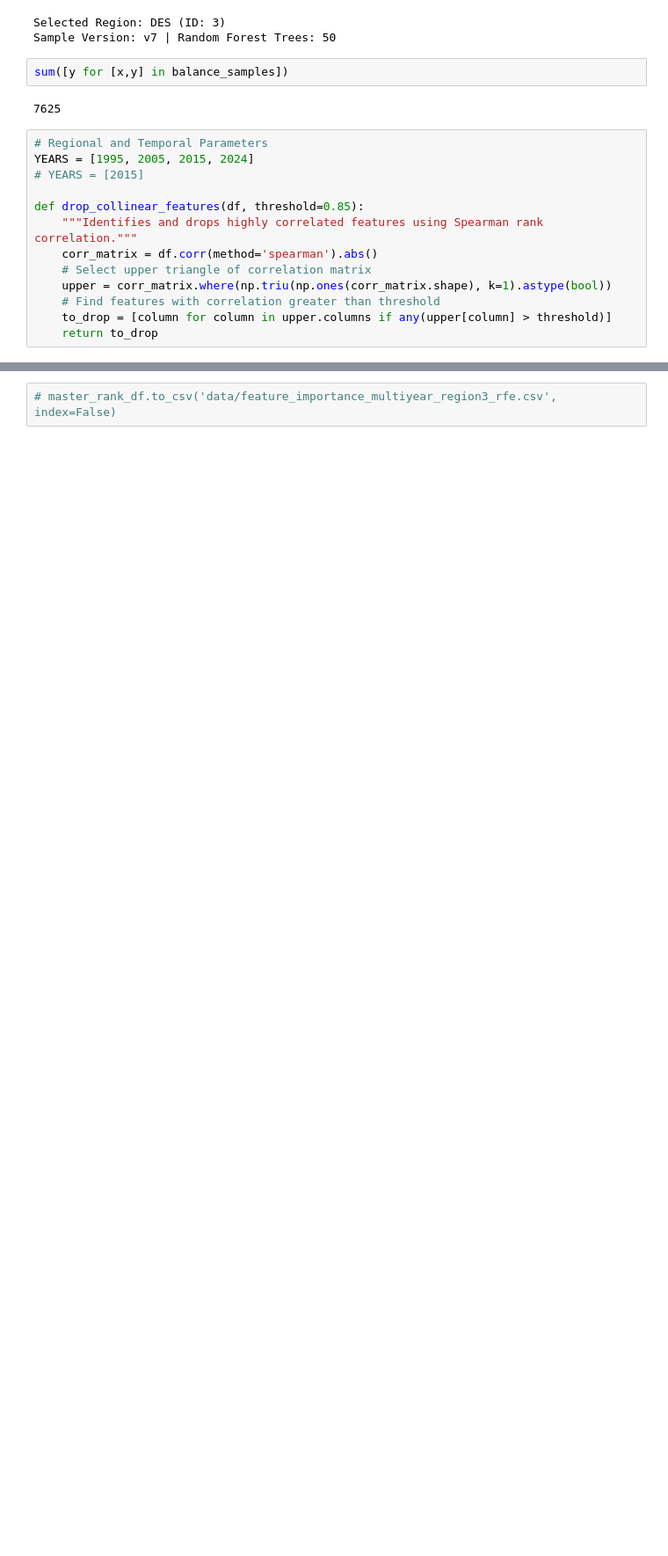
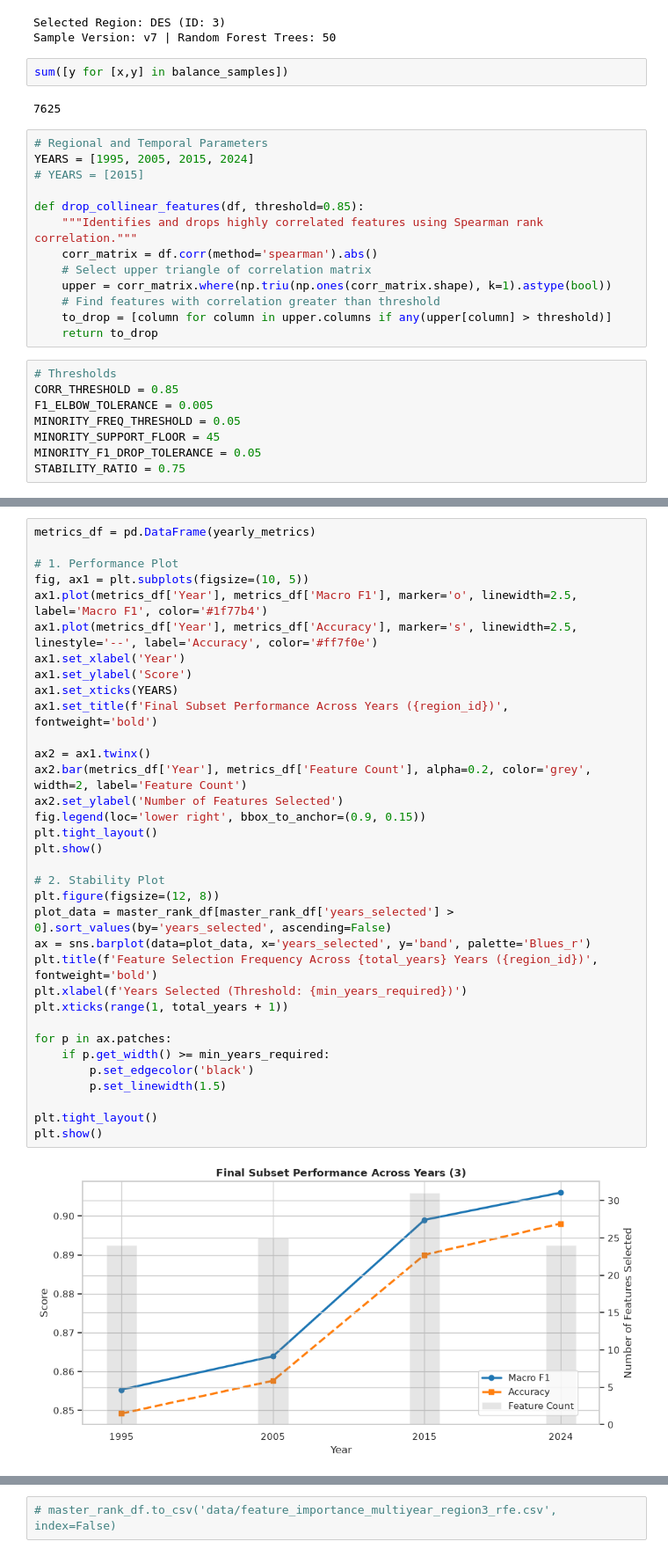
Before and after one commit to Nirzaree/ioln-feature-importance, a Jupyter notebook: multiyear_feature_importance_RFE.ipynb, the cells around one changed output, grey strips where cells are left out. Shown at 88% size. Cells and saved outputs as stored; diff of their text form; blank space fills up the shorter version.

Commit message:
testing 1 region's classification performance with different feature subgroups over multiple years

```diff
--- a/multiyear_feature_importance_RFE.ipynb
+++ b/multiyear_feature_importance_RFE.ipynb
@@ -66,4 +67,12 @@ def drop_collinear_features(df, threshold=0.85):
     # Find features with correlation greater than threshold
     to_drop = [column for column in upper.columns if any(upper[column] > threshold)]
     return to_drop
+# %%
+# Thresholds
+CORR_THRESHOLD = 0.85
+F1_ELBOW_TOLERANCE = 0.005
+MINORITY_FREQ_THRESHOLD = 0.05
+MINORITY_SUPPORT_FLOOR = 45
+MINORITY_F1_DROP_TOLERANCE = 0.05
+STABILITY_RATIO = 0.75
 # %%
@@ -140,0 +262,36 @@ Calculating Level 1 class distributions (this may take a moment)...
+# %%
+metrics_df = pd.DataFrame(yearly_metrics)
+
+# 1. Performance Plot
+fig, ax1 = plt.subplots(figsize=(10, 5))
+ax1.plot(metrics_df['Year'], metrics_df['Macro F1'], marker='o', linewidth=2.5, label='Macro F1', color='#1f77b4')
+ax1.plot(metrics_df['Year'], metrics_df['Accuracy'], marker='s', linewidth=2.5, linestyle='--', label='Accuracy', color='#ff7f0e')
+ax1.set_xlabel('Year')
+ax1.set_ylabel('Score')
+ax1.set_xticks(YEARS)
+ax1.set_title(f'Final Subset Performance Across Years ({region_id})', fontweight='bold')
+
+ax2 = ax1.twinx()
+ax2.bar(metrics_df['Year'], metrics_df['Feature Count'], alpha=0.2, color='grey', width=2, label='Feature Count')
+ax2.set_ylabel('Number of Features Selected')
+fig.legend(loc='lower right', bbox_to_anchor=(0.9, 0.15))
+plt.tight_layout()
+plt.show()
+
+# 2. Stability Plot
+plt.figure(figsize=(12, 8))
+plot_data = master_rank_df[master_rank_df['years_selected'] > 0].sort_values(by='years_selected', ascending=False)
+ax = sns.barplot(data=plot_data, x='years_selected', y='band', palette='Blues_r')
+plt.title(f'Feature Selection Frequency Across {total_years} Years ({region_id})', fontweight='bold')
+plt.xlabel(f'Years Selected (Threshold: {min_years_required})')
+plt.xticks(range(1, total_years + 1))
+
+for p in ax.patches:
+    if p.get_width() >= min_years_required:
+        p.set_edgecolor('black')
+        p.set_linewidth(1.5)
+
+plt.tight_layout()
+plt.show()
+# %% [output]
+[figure, added]
```
Also changed, not shown: parts of 18 cells of this notebook, 4 other files.
